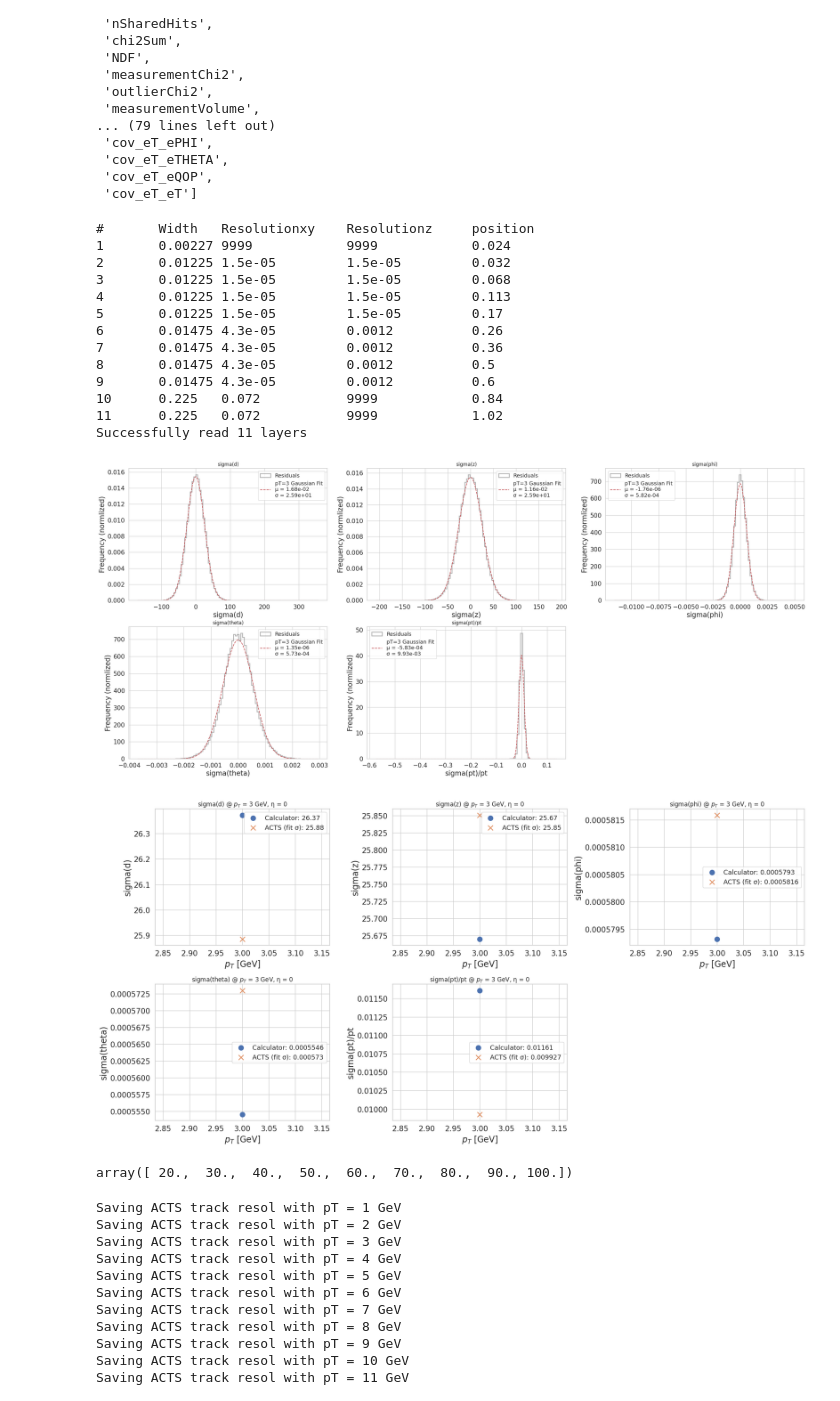
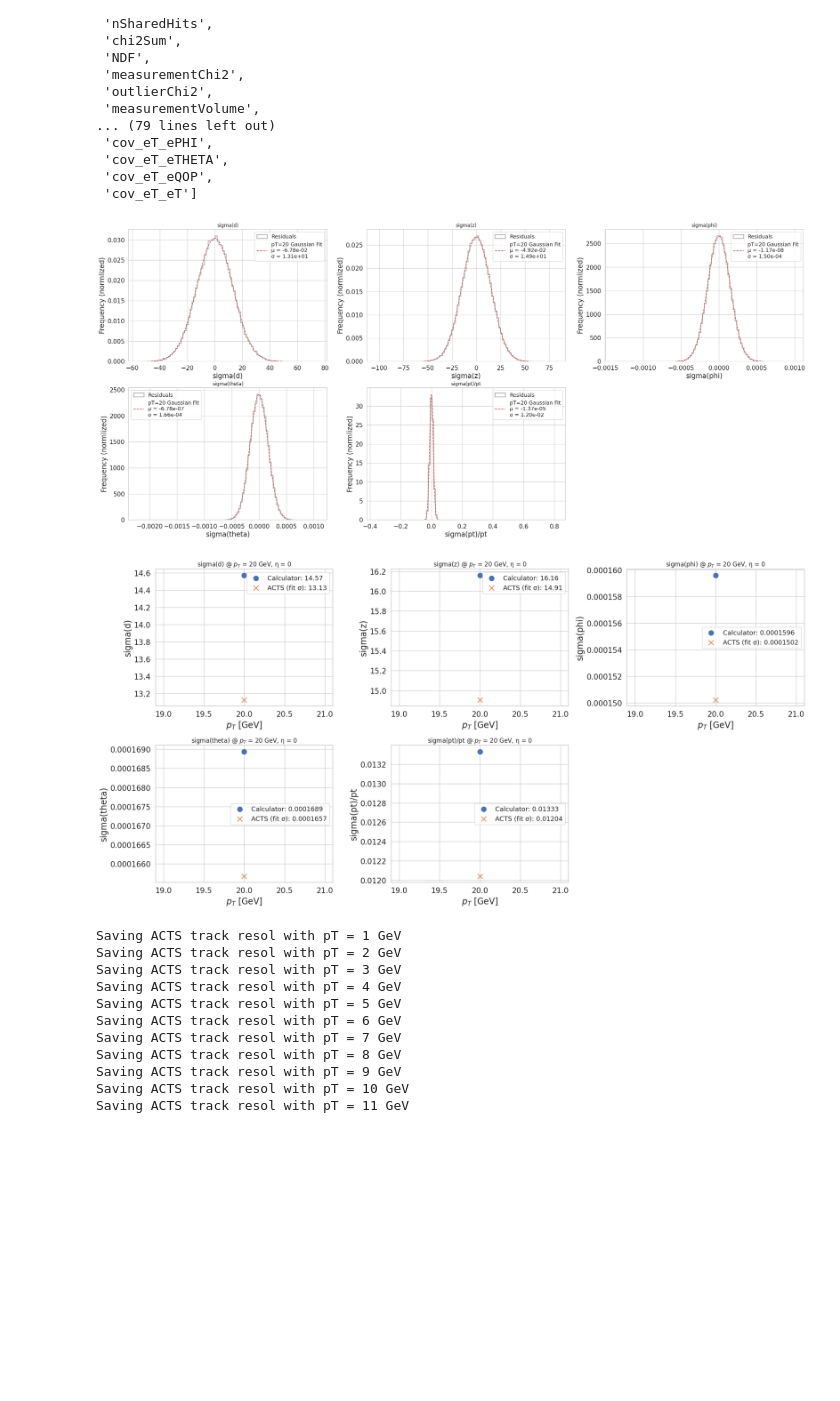
Before and after one commit to dlai211/iris-hep-log, a Jupyter notebook: code/track_parameter_vs_pT.ipynb, the cells around one changed output. Drawn from its saved outputs; the diff is of its cells as text; code cells hidden in the pictures; blank space fills up the shorter version.

```diff
--- a/code/track_parameter_vs_pT.ipynb
+++ b/code/track_parameter_vs_pT.ipynb
@@ -61,7 +61,8 @@ file['tracksummary'].keys()
  'cov_eT_eT']
 # %%
 path = '/data/jlai/iris-hep/OutputPT/'
-pT_values = [1, 3, 5, 10]
+# pT_values = [1, 3, 5, 10]
+pT_values = np.arange(10, 100, 10)
 i = 1
 file = uproot.open(path + f'output_pt_{pT_values[i]}' + '/tracksummary_ckf.root')
 # file = uproot.open("/data/jlai/iris-hep/output_100000/tracksummary_ckf.root")
@@ -69,11 +70,11 @@ file = uproot.open(path + f'output_pt_{pT_values[i]}' + '/tracksummary_ckf.root'
 tree = file['tracksummary']
 
 # < -- Fitting with no plot -- >
-arrays = tree.arrays(["t_d0", "eLOC0_fit", "res_eLOC0_fit",
-                      "t_z0", "eLOC1_fit", "res_eLOC1_fit",
-                      "t_phi", "ePHI_fit", "res_ePHI_fit",
-                      "t_theta", "eTHETA_fit", "res_eTHETA_fit",
-                      "t_p", "eQOP_fit", "res_eQOP_fit",
+arrays = tree.arrays(["t_d0", "eLOC0_fit", "res_eLOC0_fit", "pull_eLOC0_fit",
+                      "t_z0", "eLOC1_fit", "res_eLOC1_fit", "pull_eLOC1_fit",
+                      "t_phi", "ePHI_fit", "res_ePHI_fit", "pull_ePHI_fit",
+                      "t_theta", "eTHETA_fit", "res_eTHETA_fit", "pull_eTHETA_fit",
+                      "t_p", "eQOP_fit", "res_eQOP_fit", "pull_eQOP_fit",
                       "t_charge"], library='ak')
 
 pT_truth = arrays['t_p'] * np.sin(arrays['t_theta'])
@@ -109,53 +110,37 @@ for key, data in labels.items():
     plt.grid(True)
 plt.savefig(f'/data/jlai/iris-hep-log/TrackingResolution-3.0/TrackingResolution-3.0/plots/fitted_gaussian_pT{pT_values[i]}.png')
 
 # < -- Tracking Error Calculator -- >
 p, eta = pT_values[i], 0
 B, m = 2, 0.106
-mydetector = inputfromfile('ODD.txt', 1)
+path = '/data/jlai/iris-hep-log/TrackingResolution-3.0/TrackingResolution-3.0/'
+mydetector = inputfromfile(path+'ODD.txt', 0)
 calc_result = mydetector.errorcalculation(p, B, eta, m)
 
 # < -- plot comparsion -- >
 var_labels = ['sigma(d)', 'sigma(z)', 'sigma(phi)', 'sigma(theta)', 'sigma(pt)/pt']
 plt.figure(figsize=(20, 10))
 for var_label in var_labels:
     idx = var_labels.index(var_label)
     plt.subplot(231 + idx)
 
     key = var_label
     y_calc = calc_result[var_label]
     y_acts = fit_results[key]
 
     plt.scatter(p, y_calc, marker='o', s=100, label=f"Calculator: {y_calc:.4g}")
     plt.scatter(p, y_acts, marker='x', s=100, label=f"ACTS (fit σ): {y_acts:.4g}")
     plt.xlabel(r"$p_T$ [GeV]")
     plt.ylabel(var_label)
     plt.title(f"{var_label} @ $p_T$ = {p} GeV, η = {eta}")
     plt.legend()
     plt.grid(True)
 
 plt.tight_layout()
 plt.show()
 # %% [output]
-#       Width   Resolutionxy    Resolutionz     position
-1       0.00227 9999            9999            0.024
-2       0.01225 1.5e-05         1.5e-05         0.032
-3       0.01225 1.5e-05         1.5e-05         0.068
-4       0.01225 1.5e-05         1.5e-05         0.113
-5       0.01225 1.5e-05         1.5e-05         0.17
-6       0.01475 4.3e-05         0.0012          0.26
-7       0.01475 4.3e-05         0.0012          0.36
-8       0.01475 4.3e-05         0.0012          0.5
-9       0.01475 4.3e-05         0.0012          0.6
-10      0.225   0.072           9999            0.84
-11      0.225   0.072           9999            1.02
-Successfully read 11 layers
-[figure, old version]
+[figure, new version]
-[figure, old version]
+[figure, new version]
-# %%
-np.linspace(20, 100, 9)
-# %% [output]
-array([ 20.,  30.,  40.,  50.,  60.,  70.,  80.,  90., 100.])
 # %%
 path = '/data/jlai/iris-hep/OutputPT/'
 var_labels = ['sigma(d)', 'sigma(z)', 'sigma(phi)', 'sigma(theta)', 'sigma(pt)/pt']
```
Also changed, not shown: parts of 3 cells of this notebook, 9 other files.
